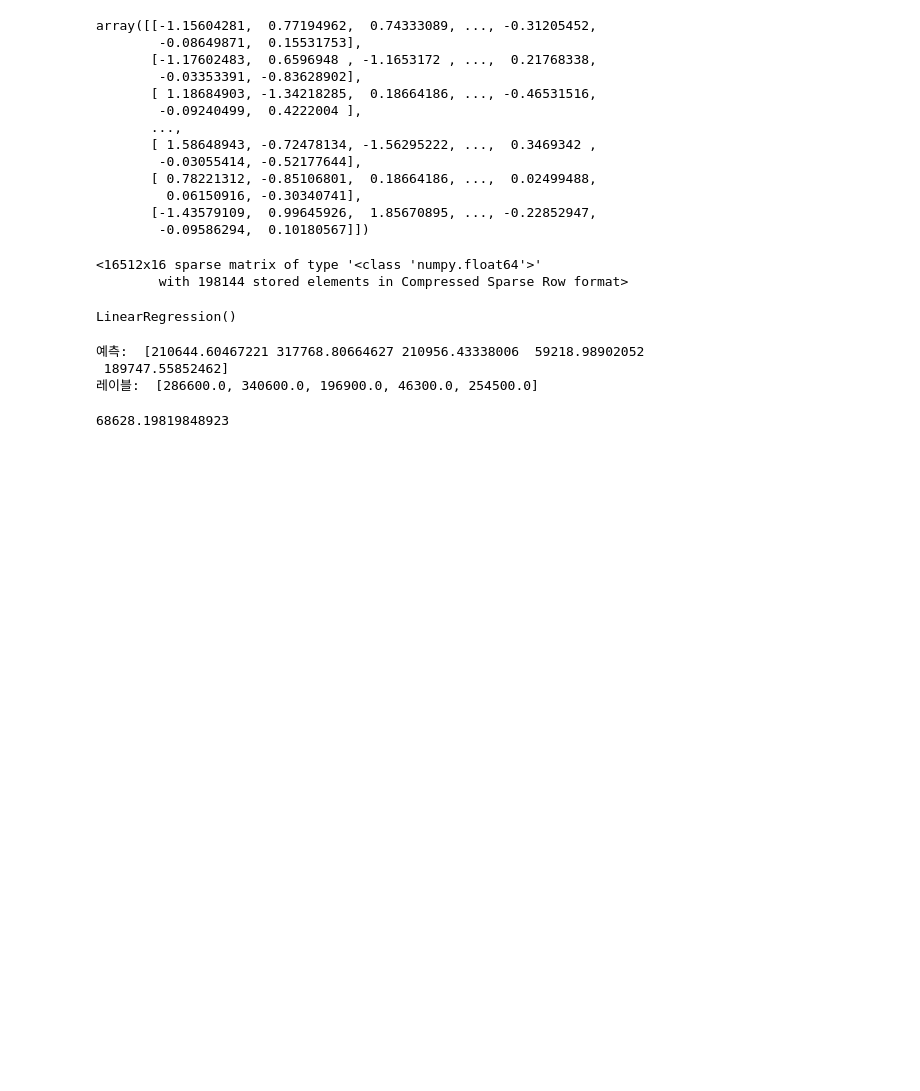
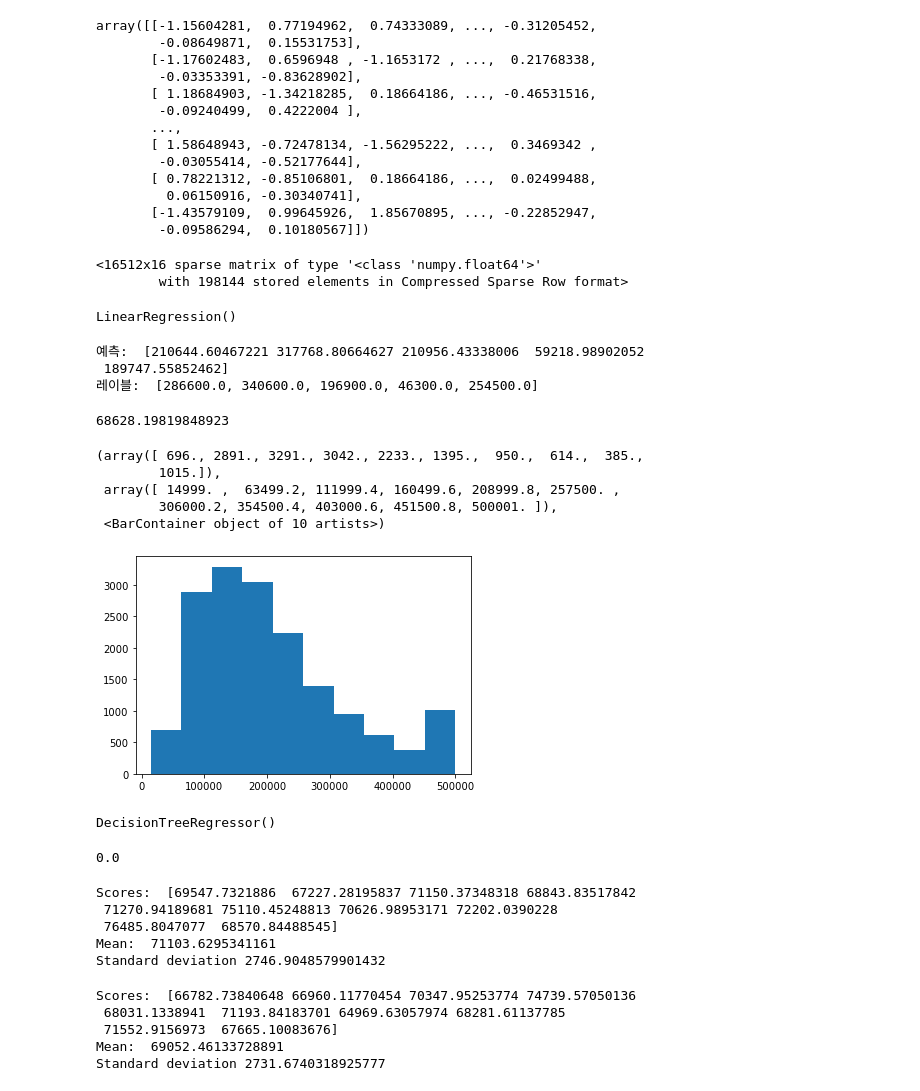
Before and after one commit to hykhhijk/Hands-on-ML, a Jupyter notebook: Chapter2.ipynb, the cells around one changed output. Drawn from its saved outputs; the diff is of its cells as text; code cells hidden in the pictures; blank space fills up the shorter version.

```diff
--- a/Untitled.ipynb
+++ b/Chapter2.ipynb
@@ -517,3 +517,29 @@ lin_rmse = np.sqrt(lin_mse)
 lin_rmse
 # %% [output]
 68628.19819848923
+# %%
+plt.hist(housing_labels)
+#housing_labels가 약 100000에서 400000사이이므로 rmse가 68000을 넘는건 과소적합 되었다는거임
+# %% [output]
+(array([ 696., 2891., 3291., 3042., 2233., 1395.,  950.,  614.,  385.,
+        1015.]),
+ array([ 14999. ,  63499.2, 111999.4, 160499.6, 208999.8, 257500. ,
+        306000.2, 354500.4, 403000.6, 451500.8, 500001. ]),
+ <BarContainer object of 10 artists>)
+[figure, added]
+# %%
+from sklearn.tree import DecisionTreeRegressor
+
+tree_reg = DecisionTreeRegressor()
+tree_reg.fit(housing_prepared, housing_labels)
+# %% [output]
+DecisionTreeRegressor()
+# %%
+housing_predictions = tree_reg.predict(housing_prepared)
+tree_mse = mean_squared_error(housing_labels, housing_predictions)
+tree_rmse = np.sqrt(tree_mse)
+tree_mse
+#모델을 바꿔서 휸련시키니 과대적합 되었음
+#이때 모델이 확신이 될때까지 테스트세트는 건드리면 안되므로 확신이 될때만 테스트세트를 사용할 것
+# %% [output]
+0.0
@@ -519,0 +551,23 @@ lin_rmse
+# %%
+def display_scores(scores):
+    print("Scores: ",scores)
+    print("Mean: ",scores.mean())
+    print("Standard deviation", scores.std())
+
+display_scores(tree_rmse_scores)
+# %% [output]
+Scores:  [69547.7321886  67227.28195837 71150.37348318 68843.83517842
+ 71270.94189681 75110.45248813 70626.98953171 72202.0390228
+ 76485.8047077  68570.84488545]
+Mean:  71103.6295341161
+Standard deviation 2746.9048579901432
+# %%
+lin_scores = cross_val_score(lin_reg, housing_prepared, housing_labels, scoring="neg_mean_squared_error", cv=10)
+lin_rmse_scores = np.sqrt(-lin_scores)
+display_scores(lin_rmse_scores)
+# %% [output]
+Scores:  [66782.73840648 66960.11770454 70347.95253774 74739.57050136
+ 68031.1338941  71193.84183701 64969.63057974 68281.61137785
+ 71552.9156973  67665.10083676]
+Mean:  69052.46133728891
+Standard deviation 2731.6740318925777
```
Also changed, not shown: parts of 4 cells of this notebook.
